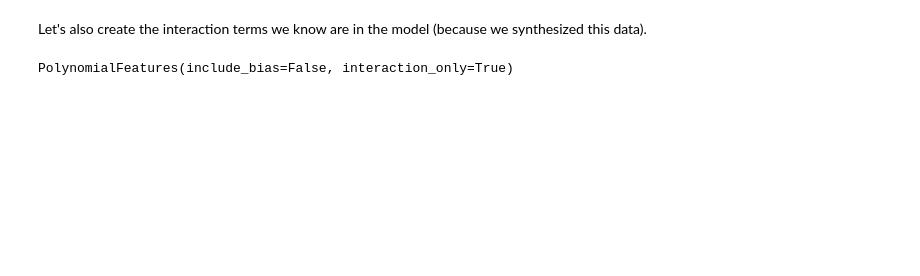
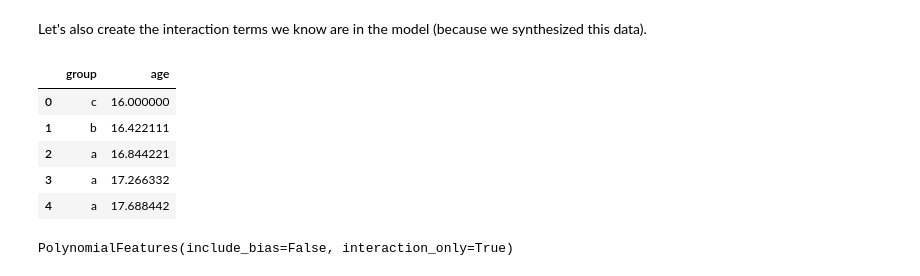
Before and after one commit to jbogaardt/clrs_2023, a Jupyter notebook: Session_1_Traditional_ML.ipynb, the cells around one changed output. Cells and saved outputs as stored; diff of their text form; code cells hidden in the pictures; blank space fills up the shorter version.

```diff
--- a/Session_1_Traditional_ML.ipynb
+++ b/Session_1_Traditional_ML.ipynb
@@ -265,6 +391,15 @@ age     0.993957
 dtype: float64
 # %% [markdown]
 Let's also create the interaction terms we know are in the model (because we synthesized this data).
+# %%
+X.head()
+# %% [output]
+|  | group | age |
+| 0 | c | 16.000000 |
+| 1 | b | 16.422111 |
+| 2 | a | 16.844221 |
+| 3 | a | 17.266332 |
+| 4 | a | 17.688442 |
 # %%
 from sklearn.preprocessing import PolynomialFeatures
 pf = PolynomialFeatures(degree=2, interaction_only=True, include_bias=False)
```
Also changed, not shown: parts of 94 cells of this notebook, 2 other files.
